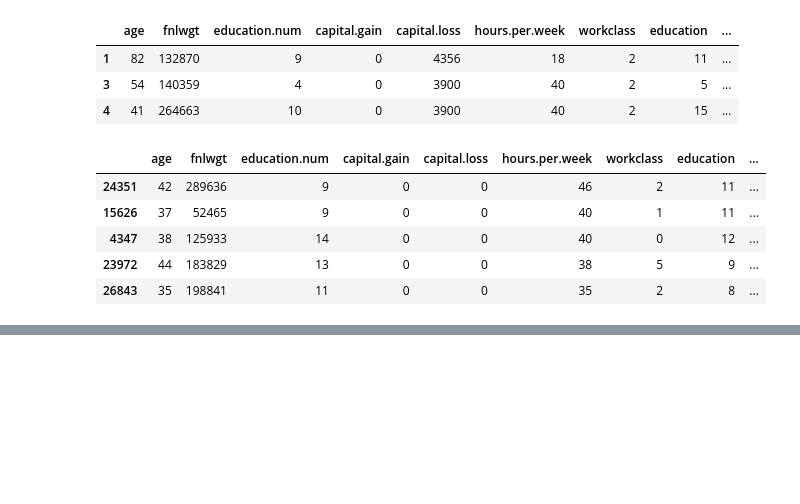
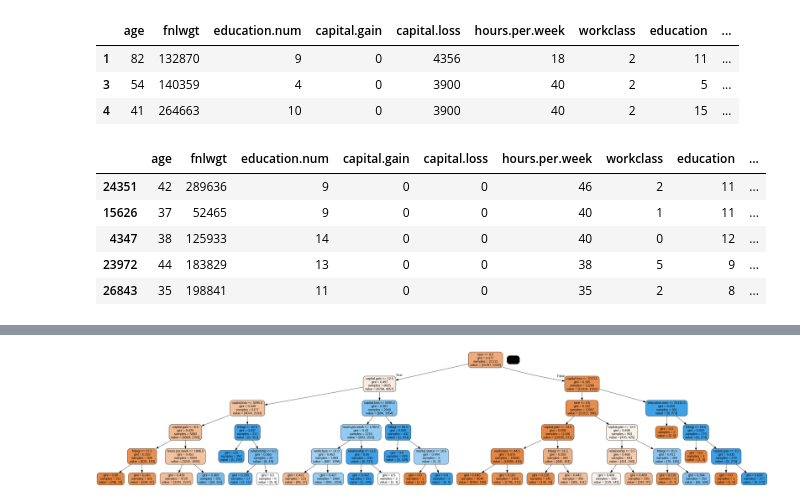
Before and after one commit to Aditya-Lawate-codez/SEM-VII-ML-LAB-30, a Jupyter notebook: codes/ML_LAB_03.ipynb, the cells around one changed output, grey strips where cells are left out. Saved outputs shown, nothing was run; the diff lists cells and outputs as text; code cells hidden in the pictures; blank space fills up the shorter version.

```diff
--- a/codes/ML_LAB_03.ipynb
+++ b/codes/ML_LAB_03.ipynb
@@ -285,0 +284,8 @@ from sklearn.model_selection import
+# %%
+# Importing decision tree classifier from sklearn library
+from sklearn.tree import DecisionTreeClassifier
+
+# Fitting the decision tree with default hyperparameters, apart from
+# max_depth which is 5 so that we can plot and read the tree.
+dt_default = DecisionTreeClassifier(max_depth=5)
+dt_default.fit(X_train,y_train)
@@ -285,0 +322,10 @@ from sklearn.model_selection import
+# %%
+# Importing required packages for visualization
+from IPython.display import Image
+from six import StringIO
+from sklearn.tree import export_graphviz
+import pydotplus,graphviz
+
+# Putting features
+features = list(df.columns[1:])
+features
@@ -285,0 +347,9 @@ from sklearn.model_selection import
+# %%
+dot_data = StringIO()
+export_graphviz(dt_default, out_file=dot_data,
+                feature_names=features, filled=True,rounded=True)
+
+graph = pydotplus.graph_from_dot_data(dot_data.getvalue())
+Image(graph.create_png())
+# %% [output]
+[figure, added]
```
Also changed, not shown: parts of 5 cells of this notebook.
